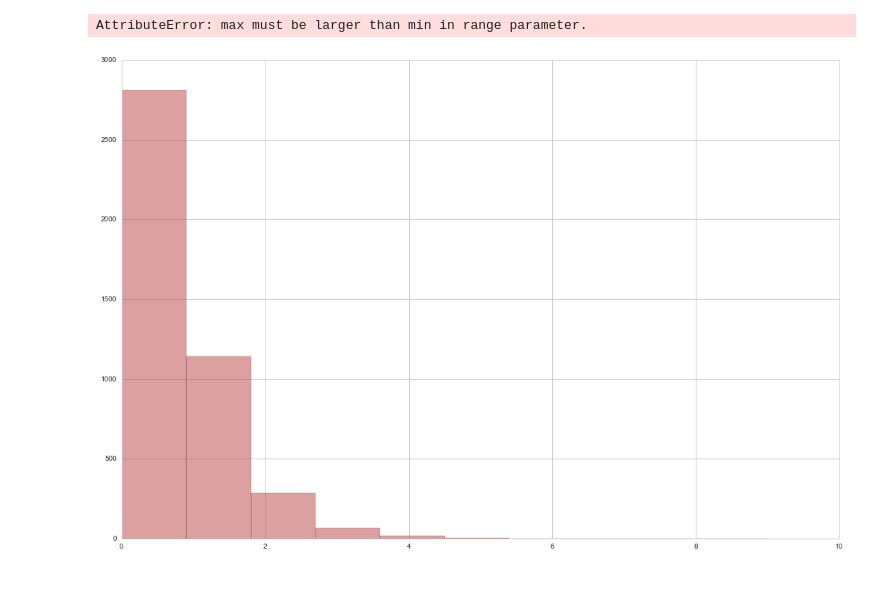
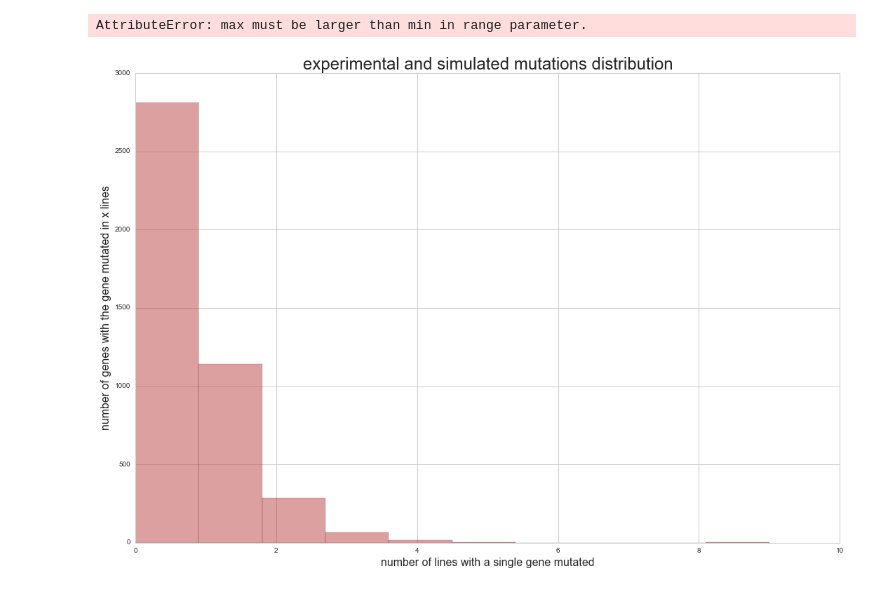
Before and after one commit to rohanmaddamsetti/parallyze, a Jupyter notebook: analysis1_parallyze-Copy0.ipynb, the cells around one changed output. Drawn from its saved outputs; the diff is of its cells as text; code cells hidden in the pictures.

```diff
--- a/analysis1_parallyze-Copy0.ipynb
+++ b/analysis1_parallyze-Copy0.ipynb
@@ -18,10 +30,13 @@ all_muts['exp'] = experimental_mutations_counts
 all_muts['sim'] = simulated_mutations_counts.sum(axis=1)/25 #axis=1 sums across rows
 # %%
 hist(all_muts.exp, alpha=0.5, label='experimental', bins=10)
+title("experimental and simulated mutations distribution")
+xlabel("number of lines with a single gene mutated")
+ylabel("number of genes with the gene mutated in x lines")
 hist(all_muts.sim, alpha=0.5, label='simulated', bins=10)
 legend()
-savefig('exp_sim_hist.png')
+savefig('experimental_simulated_histogram.png')
 # %% [output]
 AttributeError: max must be larger than min in range parameter.
-[figure, old version]
+[figure, new version]
 # %%
```
Also changed, not shown: parts of 4 cells of this notebook.
